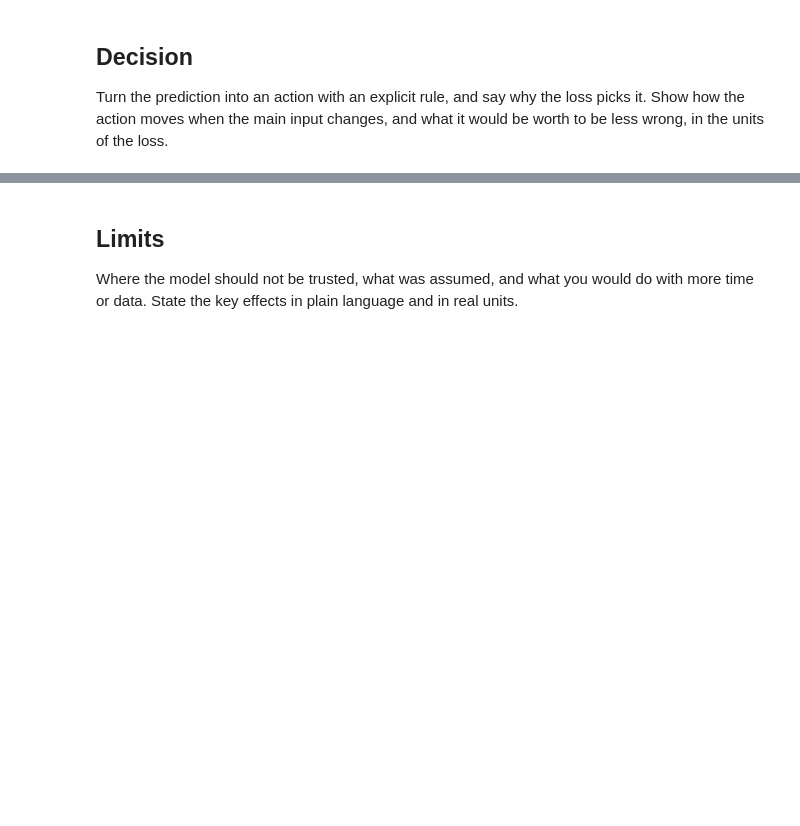
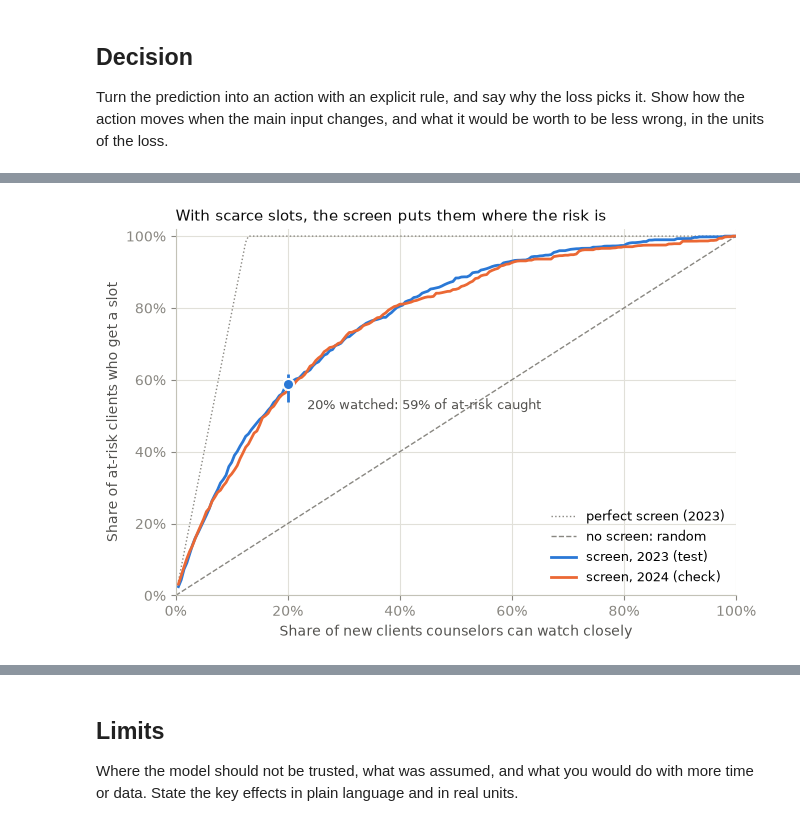
Before and after one commit to josemichaelrubio/aii600-final-project, a Jupyter notebook: analysis.ipynb, the cells around one changed output, grey strips where cells are left out. Drawn from its saved outputs; the diff is of its cells as text; code cells hidden in the pictures; blank space fills up the shorter version.

```diff
--- a/analysis.ipynb
+++ b/analysis.ipynb
@@ -313,0 +712,65 @@ Turn the prediction into an action with an explicit rule, and say why the loss p
+# %%
+CAPS = np.array([0.05, 0.10, 0.15, 0.20, 0.30, 0.40, 0.50])
+
+def caught_share(m, d, caps):
+    """Share of at-risk clients (weighted) among the top `cap` of clients by predicted risk."""
+    p = m.predict(design(d)).to_numpy()
+    y, w = d.at_risk.to_numpy(), d.ANALWT2_C.to_numpy()
+    order = np.argsort(-p)
+    cum_w = np.cumsum(w[order]) / w.sum()
+    out = []
+    for cap in np.atleast_1d(caps):
+        top = np.zeros(len(p), bool)
+        top[order[cum_w <= cap]] = True
+        out.append((w * y * top).sum() / (w * y).sum())
+    return np.array(out)
+
+cap_rng = np.random.default_rng(SEED + 3)
+cap_reps = {"2023": [], "2024": []}
+for b in range(B):
+    tr, te, ch = half_sample(train, cap_rng), half_sample(test, cap_rng), half_sample(check, cap_rng)
+    w = tr.ANALWT2_C / tr.ANALWT2_C.mean()
+    m_b = sm.GLM(tr.at_risk, design(tr), family=sm.families.Binomial(), var_weights=w).fit()
+    cap_reps["2023"].append(caught_share(m_b, te, CAPS))
+    cap_reps["2024"].append(caught_share(m_b, ch, CAPS))
+
+cap = pd.DataFrame(index=pd.Index(CAPS, name="capacity (share of new clients watched)"))
+for yr, d in [("2023", test), ("2024", check)]:
+    rate = wmean(d.at_risk, d.ANALWT2_C)
+    arr = np.array(cap_reps[yr])
+    cap[f"caught {yr}"] = caught_share(model, d, CAPS)
+    cap[f"low {yr}"] = np.percentile(arr, 2.5, axis=0)
+    cap[f"high {yr}"] = np.percentile(arr, 97.5, axis=0)
+    cap[f"random {yr}"] = CAPS
+    cap[f"at-risk on close per 100, screen {yr}"] = 100 * rate * cap[f"caught {yr}"]
+    cap[f"at-risk on close per 100, random {yr}"] = 100 * rate * CAPS
+display(cap.round(3))
+
+# The capture curve: share of at-risk clients caught against the share of clients watched.
+grid = np.linspace(0.005, 1, 200)
+fig, ax = plt.subplots(figsize=(6.8, 4.6))
+p23 = wmean(test.at_risk, test.ANALWT2_C)
+ax.plot(grid, np.minimum(1, grid / p23), color="#898781", lw=1, ls=":", label="perfect screen (2023)")
+ax.plot([0, 1], [0, 1], color="#898781", lw=1, ls="--", label="no screen: random")
+for yr, d in [("2023", test), ("2024", check)]:
+    ax.plot(grid, caught_share(model, d, grid), color=COLORS_YR[yr], lw=2,
+            label=f"screen, {yr} ({'test' if yr == '2023' else 'check'})")
+k = list(CAPS).index(0.20)
+ax.errorbar([0.20], [cap["caught 2023"].iloc[k]], yerr=[[cap["caught 2023"].iloc[k] - cap["low 2023"].iloc[k]],
+            [cap["high 2023"].iloc[k] - cap["caught 2023"].iloc[k]]], color=COLORS_YR["2023"], marker="o", ms=8,
+            markeredgecolor="#fcfcfb", markeredgewidth=1.5, lw=0, elinewidth=2)
+ax.annotate(f"20% watched: {cap['caught 2023'].iloc[k]:.0%} of at-risk caught", (0.20, cap["caught 2023"].iloc[k]),
+            xytext=(14, -18), textcoords="offset points", fontsize=9, color="#52514e")
+pct = plt.FuncFormatter(lambda v, _: f"{v:.0%}")
+ax.xaxis.set_major_formatter(pct); ax.yaxis.set_major_formatter(pct)
+ax.set_xlim(0, 1); ax.set_ylim(0, 1.02)
+ax.set_xlabel("Share of new clients counselors can watch closely", color="#52514e")
+ax.set_ylabel("Share of at-risk clients who get a slot", color="#52514e")
+ax.set_title("With scarce slots, the screen puts them where the risk is", loc="left", fontsize=11, color="#0b0b0b")
+ax.grid(color="#e1e0d9", lw=0.8); ax.set_axisbelow(True)
+for side in ("top", "right"): ax.spines[side].set_visible(False)
+for side in ("left", "bottom"): ax.spines[side].set_color("#c3c2b7")
+ax.tick_params(colors="#898781")
+ax.legend(frameon=False, loc="lower right", fontsize=9)
+fig.tight_layout(); fig.savefig(FIG / "capacity.png", dpi=150); plt.show()
+# %% [output]
@@ -313,0 +786 @@ Turn the prediction into an action with an explicit rule, and say why the loss p
+[figure, added]
```
Also changed, not shown: parts of 19 cells of this notebook, 6 other files.
